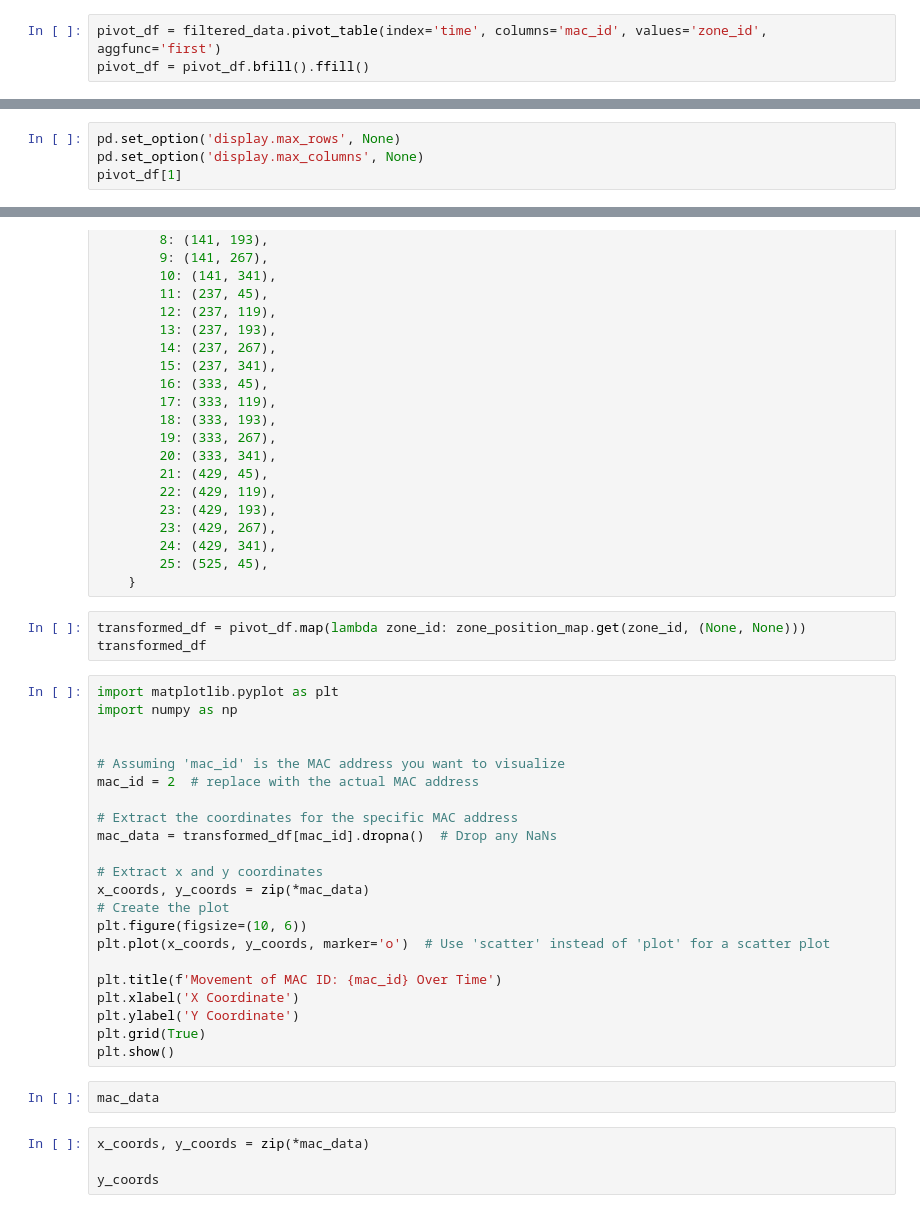
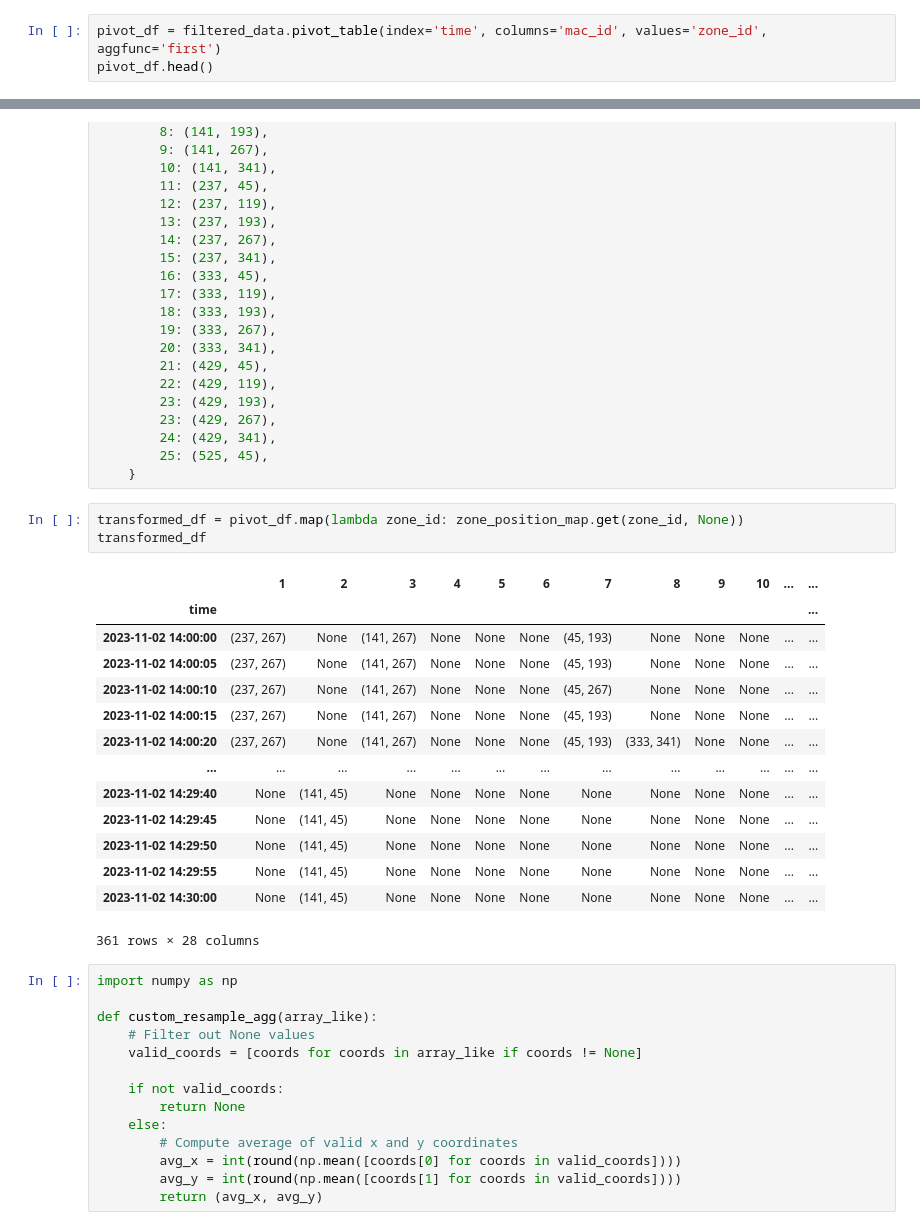
Before and after one commit to tjlabs/dmts_population_flow_analysis, a Jupyter notebook: load_data.ipynb, the cells around one changed output, grey strips where cells are left out. Drawn from its saved outputs; the diff is of its cells as text.

```diff
--- a/load_data.ipynb
+++ b/load_data.ipynb
@@ -74,3 +114,3 @@ filtered_data
 # %%
 pivot_df = filtered_data.pivot_table(index='time', columns='mac_id', values='zone_id', aggfunc='first')
-pivot_df = pivot_df.bfill().ffill()
+pivot_df.head()
@@ -98,7 +152,3 @@ pivot_df = resampled_df.agg(mode_agg)
-# %%
-pd.set_option('display.max_rows', None)
-pd.set_option('display.max_columns', None)
-pivot_df[1]
 # %%
 zone_position_map = {
         1: (45, 45),
@@ -129,33 +179,34 @@ zone_position_map = {
         25: (525, 45),
     }
 # %%
-transformed_df = pivot_df.map(lambda zone_id: zone_position_map.get(zone_id, (None, None)))
+transformed_df = pivot_df.map(lambda zone_id: zone_position_map.get(zone_id, None))
 transformed_df
+# %% [output]
+|  | 1 | 2 | 3 | 4 | 5 | 6 | 7 | 8 | 9 | 10 | ... | ... |
+| time |  |  |  |  |  |  |  |  |  |  |  | ... |
+| 2023-11-02 14:00:00 | (237, 267) | None | (141, 267) | None | None | None | (45, 193) | None | None | None | ... | ... |
+| 2023-11-02 14:00:05 | (237, 267) | None | (141, 267) | None | None | None | (45, 193) | None | None | None | ... | ... |
+| 2023-11-02 14:00:10 | (237, 267) | None | (141, 267) | None | None | None | (45, 267) | None | None | None | ... | ... |
+| 2023-11-02 14:00:15 | (237, 267) | None | (141, 267) | None | None | None | (45, 193) | None | None | None | ... | ... |
+| 2023-11-02 14:00:20 | (237, 267) | None | (141, 267) | None | None | None | (45, 193) | (333, 341) | None | None | ... | ... |
+| ... | ... | ... | ... | ... | ... | ... | ... | ... | ... | ... | ... | ... |
+| 2023-11-02 14:29:40 | None | (141, 45) | None | None | None | None | None | None | None | None | ... | ... |
+| 2023-11-02 14:29:45 | None | (141, 45) | None | None | None | None | None | None | None | None | ... | ... |
+| 2023-11-02 14:29:50 | None | (141, 45) | None | None | None | None | None | None | None | None | ... | ... |
+| 2023-11-02 14:29:55 | None | (141, 45) | None | None | None | None | None | None | None | None | ... | ... |
+| 2023-11-02 14:30:00 | None | (141, 45) | None | None | None | None | None | None | None | None | ... | ... |
+361 rows × 28 columns
-# %%
-import matplotlib.pyplot as plt
-import numpy as np
-
-
-# Assuming 'mac_id' is the MAC address you want to visualize
-mac_id = 2  # replace with the actual MAC address
-
-# Extract the coordinates for the specific MAC address
-mac_data = transformed_df[mac_id].dropna()  # Drop any NaNs
-
-# Extract x and y coordinates
-x_coords, y_coords = zip(*mac_data)
-# Create the plot
-plt.figure(figsize=(10, 6))
-plt.plot(x_coords, y_coords, marker='o')  # Use 'scatter' instead of 'plot' for a scatter plot
-
-plt.title(f'Movement of MAC ID: {mac_id} Over Time')
-plt.xlabel('X Coordinate')
-plt.ylabel('Y Coordinate')
-plt.grid(True)
-plt.show()
-# %%
-mac_data
-# %%
-x_coords, y_coords = zip(*mac_data)
-
-y_coords
+# %%
+import numpy as np
+
+def custom_resample_agg(array_like):
+    # Filter out None values
+    valid_coords = [coords for coords in array_like if coords != None]
+
+    if not valid_coords:
+        return None
+    else:
+        # Compute average of valid x and y coordinates
+        avg_x = int(round(np.mean([coords[0] for coords in valid_coords])))
+        avg_y = int(round(np.mean([coords[1] for coords in valid_coords])))
+        return (avg_x, avg_y)
```
Also changed, not shown: parts of 22 cells of this notebook, 4 other files.
